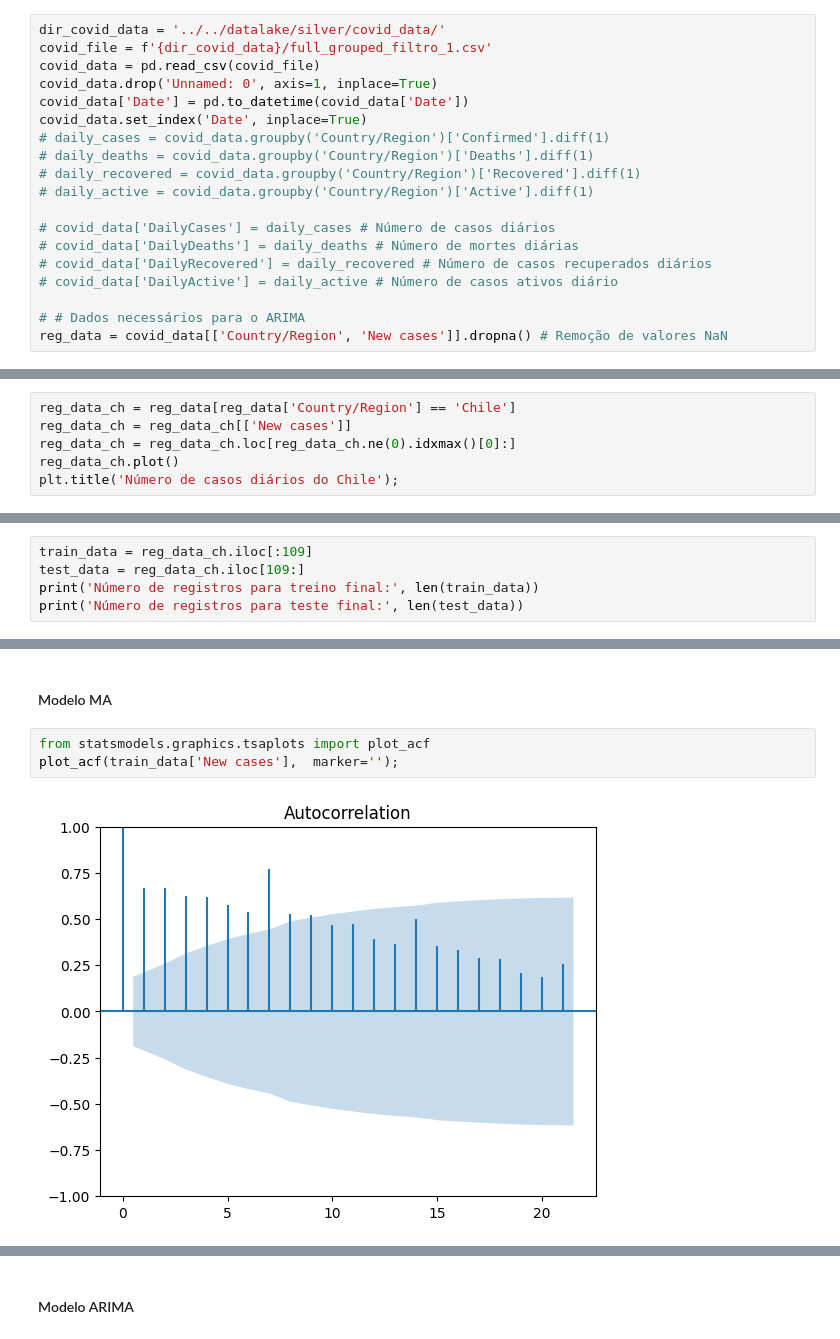
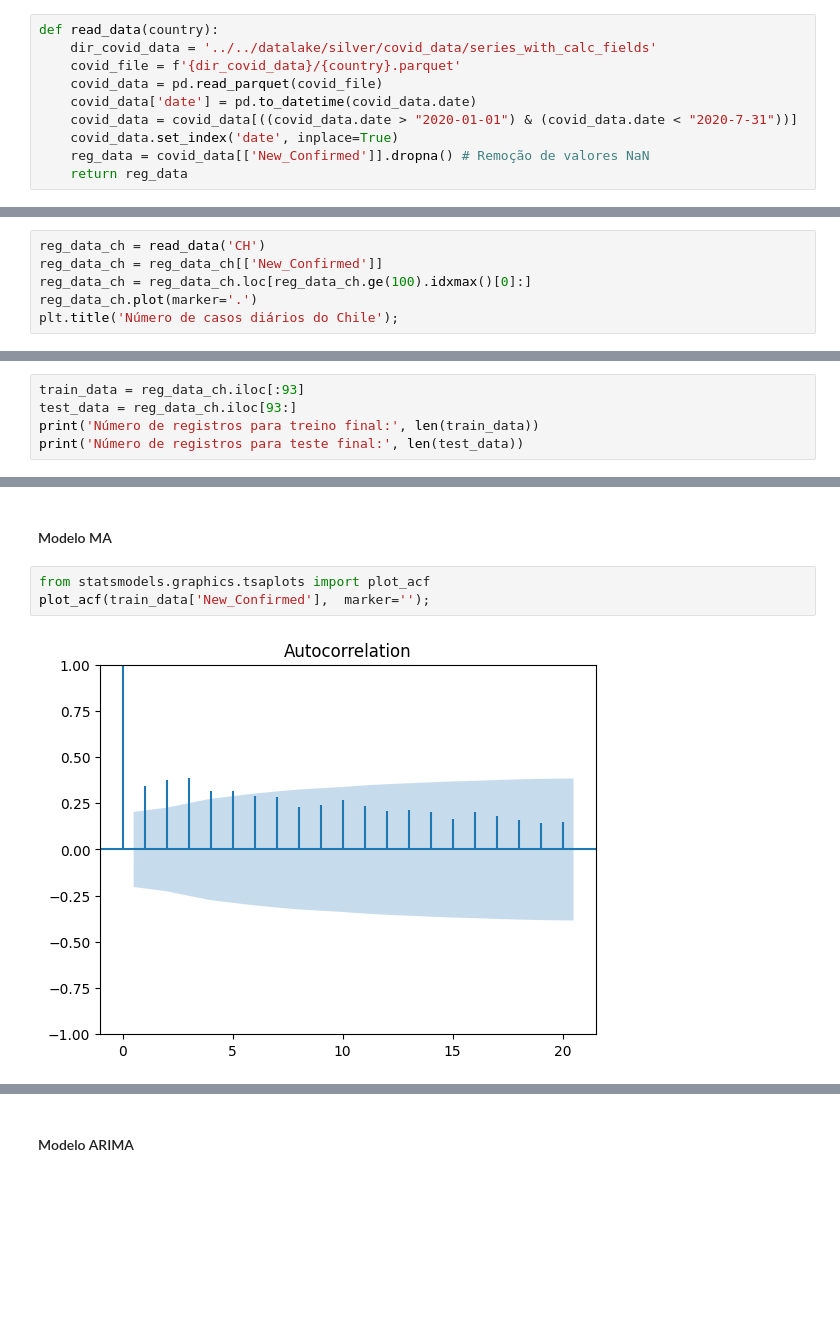
Before and after one commit to duartejr/bootcamp-covid-research, a Jupyter notebook: reports/notebooks/modelo_arima.ipynb, the cells around one changed output, grey strips where cells are left out. Drawn from its saved outputs; the diff is of its cells as text; blank space fills up the shorter version.

```diff
--- a/reports/notebooks/modelo_arima.ipynb
+++ b/reports/notebooks/modelo_arima.ipynb
@@ -17,24 +14,15 @@ from statsmodels.tsa.arima.model import ARIMA
 # %% [markdown]
 ## Leitura dos dados
-# %%
-dir_covid_data = '../../datalake/silver/covid_data/'
-covid_file = f'{dir_covid_data}/full_grouped_filtro_1.csv'
-covid_data = pd.read_csv(covid_file)
-covid_data.drop('Unnamed: 0', axis=1, inplace=True)
-covid_data['Date'] = pd.to_datetime(covid_data['Date'])
-covid_data.set_index('Date', inplace=True)
-# daily_cases = covid_data.groupby('Country/Region')['Confirmed'].diff(1)
-# daily_deaths = covid_data.groupby('Country/Region')['Deaths'].diff(1)
-# daily_recovered = covid_data.groupby('Country/Region')['Recovered'].diff(1)
-# daily_active = covid_data.groupby('Country/Region')['Active'].diff(1)
-
-# covid_data['DailyCases'] = daily_cases # Número de casos diários
-# covid_data['DailyDeaths'] = daily_deaths # Número de mortes diárias
-# covid_data['DailyRecovered'] = daily_recovered # Número de casos recuperados diários
-# covid_data['DailyActive'] = daily_active # Número de casos ativos diário
-
-# # Dados necessários para o ARIMA
-reg_data = covid_data[['Country/Region', 'New cases']].dropna() # Remoção de valores NaN
+# %%
+def read_data(country):
+    dir_covid_data = '../../datalake/silver/covid_data/series_with_calc_fields'
+    covid_file = f'{dir_covid_data}/{country}.parquet'
+    covid_data = pd.read_parquet(covid_file)
+    covid_data['date'] = pd.to_datetime(covid_data.date)
+    covid_data = covid_data[((covid_data.date > "2020-01-01") & (covid_data.date < "2020-7-31"))]
+    covid_data.set_index('date', inplace=True)
+    reg_data = covid_data[['New_Confirmed']].dropna() # Remoção de valores NaN
+    return reg_data
 # %% [markdown]
 Função para gerar os modelos AR, MA e ARIMA
 # %%
@@ -531,9 +608,9 @@ Warnings:
 # %% [markdown]
 #### Preparação dos dados
 # %%
-reg_data_ch = reg_data[reg_data['Country/Region'] == 'Chile']
-reg_data_ch = reg_data_ch[['New cases']]
-reg_data_ch = reg_data_ch.loc[reg_data_ch.ne(0).idxmax()[0]:]
-reg_data_ch.plot()
+reg_data_ch = read_data('CH')
+reg_data_ch = reg_data_ch[['New_Confirmed']]
+reg_data_ch = reg_data_ch.loc[reg_data_ch.ge(100).idxmax()[0]:]
+reg_data_ch.plot(marker='.')
 plt.title('Número de casos diários do Chile');
 # %% [output]
@@ -549,6 +626,6 @@ Número de registros para teste: 47.0
 # %%
-train_data = reg_data_ch.iloc[:109]
-test_data = reg_data_ch.iloc[109:]
+train_data = reg_data_ch.iloc[:93]
+test_data = reg_data_ch.iloc[93:]
 print('Número de registros para treino final:', len(train_data))
 print('Número de registros para teste final:', len(test_data))
 # %% [output]
@@ -586,6 +663,6 @@ Warnings:
 #### Modelo MA
 # %%
 from statsmodels.graphics.tsaplots import plot_acf
-plot_acf(train_data['New cases'],  marker='');
+plot_acf(train_data['New_Confirmed'],  marker='');
 # %% [output]
-[figure, old version]
+[figure, new version]
```
Also changed, not shown: parts of 71 cells of this notebook, 1 other file.
